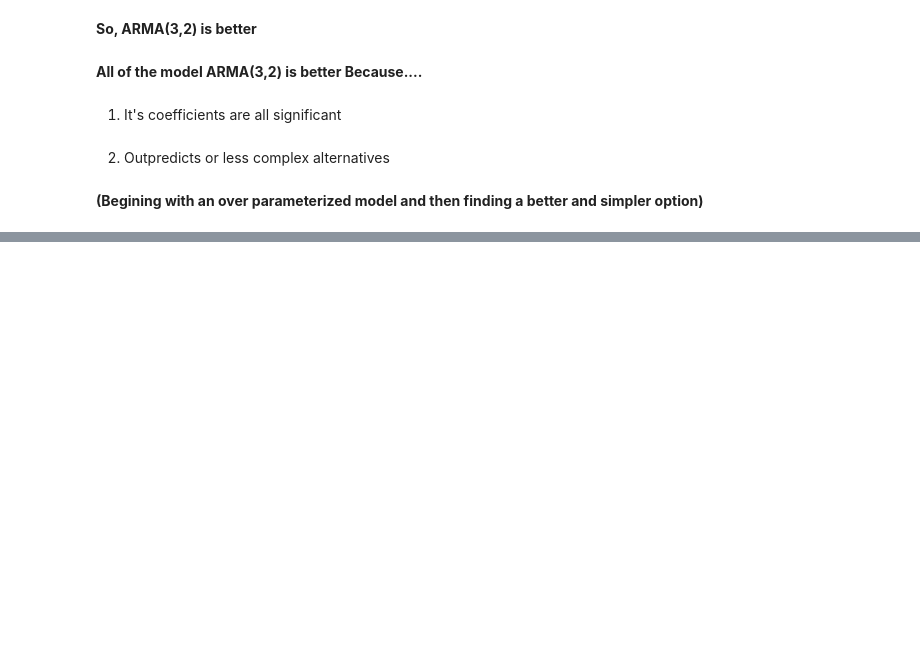
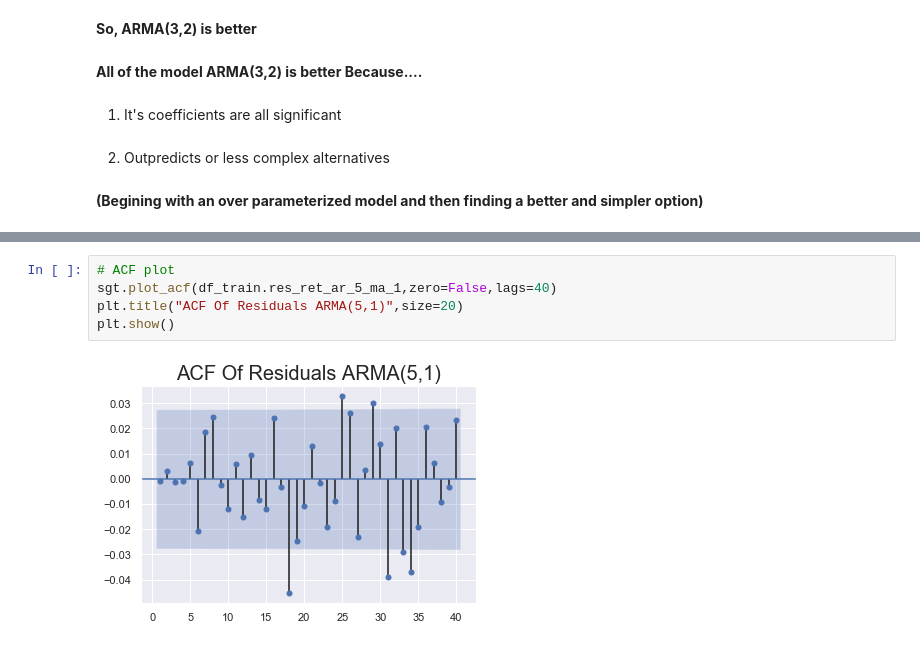
Before and after one commit to NMShihab/Time-Series-Analysis, a Jupyter notebook: All about Time Series .ipynb, the cells around one changed output, grey strips where cells are left out. Drawn from its saved outputs; the diff is of its cells as text; blank space fills up the shorter version.

```diff
--- a/All about Time Series .ipynb
+++ b/All about Time Series .ipynb
@@ -1775,0 +1918,7 @@ print("\n ARMA(1,3): \tLL = ", result_ar_1_ma_3.llf, "\tAIC = ", result_ar_1_ma_
+# %%
+# ACF plot
+sgt.plot_acf(df_train.res_ret_ar_5_ma_1,zero=False,lags=40)
+plt.title("ACF Of Residuals ARMA(5,1)",size=20)
+plt.show()
+# %% [output]
+[figure, added]
```
Also changed, not shown: parts of 81 cells of this notebook.
